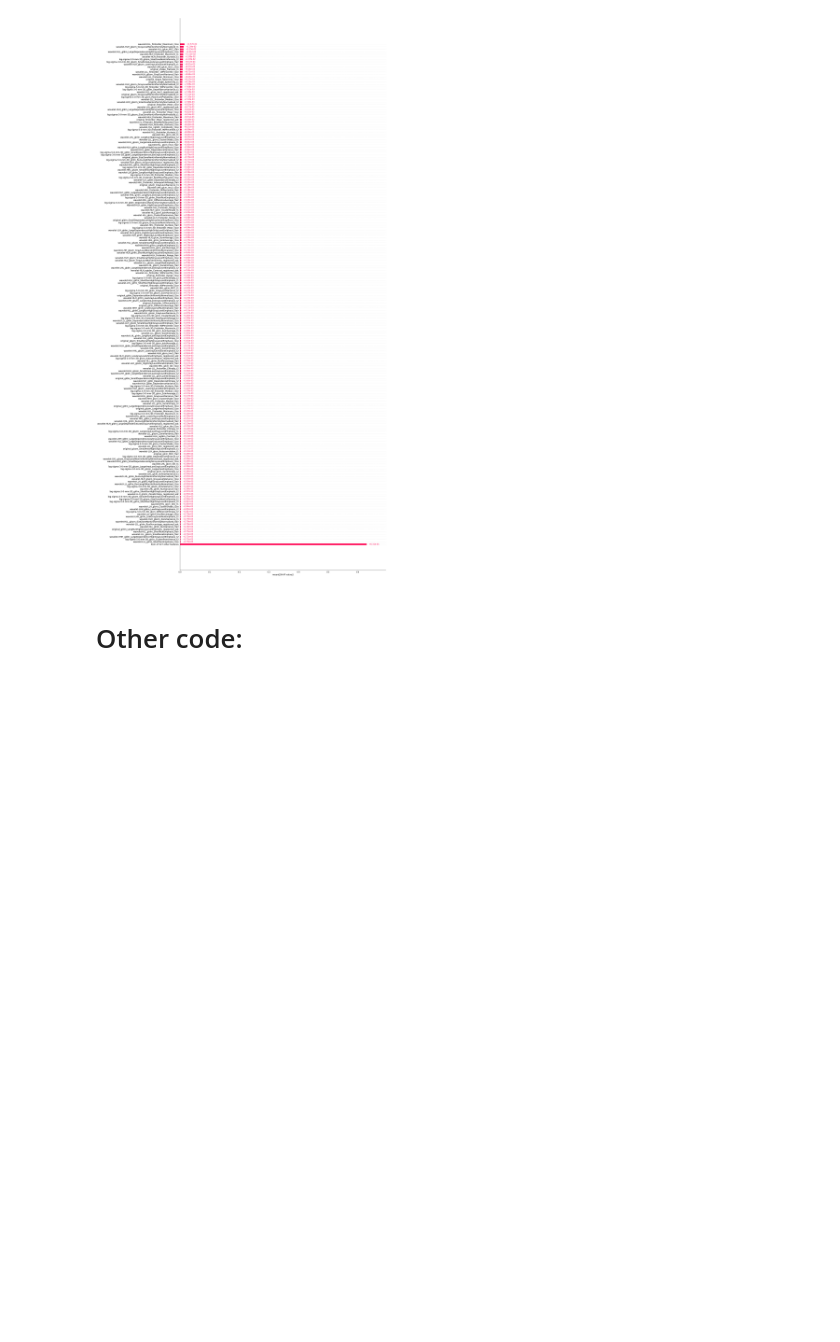
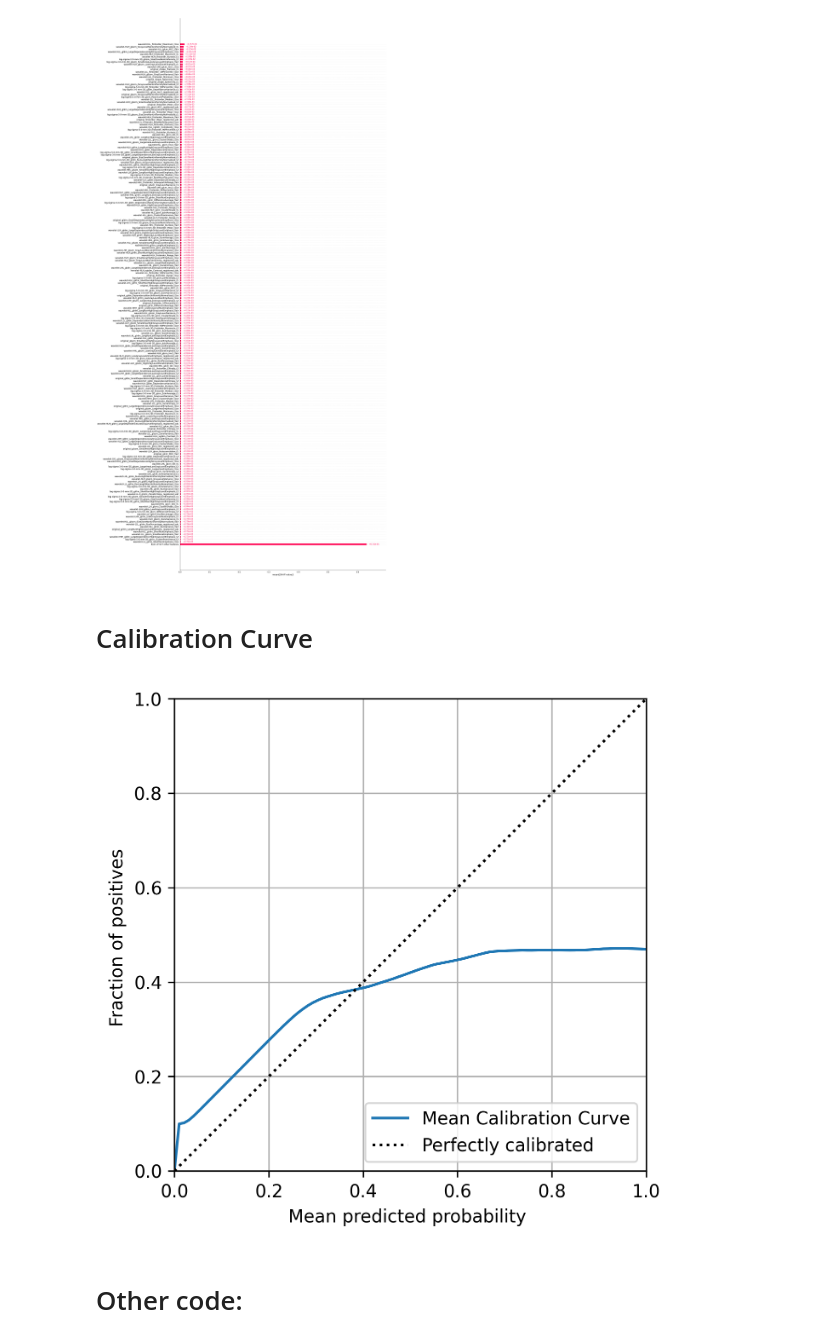
Before and after one commit to stephano41/radiomics_ai, a Jupyter notebook: notebooks/meningioma.ipynb, the cells around one changed output. Drawn from its saved outputs; the diff is of its cells as text; code cells hidden in the pictures; blank space fills up the shorter version.

```diff
--- a/notebooks/meningioma.ipynb
+++ b/notebooks/meningioma.ipynb
@@ -702,6 +742,61 @@ pl.show()
 # %% [output]
 [figure]
 [figure]
+# %% [markdown]
+# Calibration Curve
+# %%
+import pickle
+from sklearn.calibration import CalibrationDisplay, calibration_curve
+import matplotlib.pyplot as plt
+
+def plot_calibration_curve_with_ci(run_id, pos_label=1):
+    run = mlflow.get_run(run_id)
+    artifact_uri = run.info.artifact_uri
+    with open(f'{artifact_uri.removeprefix("file://")}/bootstrap_scores.pkl','rb') as f:
+        y_true_y_preds = [row[2] for row in pickle.load(f)]
+
+    # CalibrationDisplay.from_predictions(y_true_y_preds[0][0], y_true_y_preds[0][1])
+    # CalibrationDisplay.from_predictions(y_true_y_preds[1][0], y_true_y_preds[1][1], ax=disp.ax_)
+
+    # for i in range(len(y_true_y_preds)):
+    #     prob_true, prob_pred = calibration_curve(y_true_y_preds[i][0], y_true_y_preds[i][1])
+    #     ax.plot(prob_pred, prob_true)
+
+    mean_prob_pred = np.linspace(0,1,100)
+    mean_prob_true = np.zeros_like(mean_prob_pred)
+
+    interp_prob_true_list = []
+    for i in range(len(y_true_y_preds)):
+        prob_true, prob_pred = calibration_curve(y_true_y_preds[i][0], y_true_y_preds[i][1])
+        interp_prob_true = np.interp(mean_prob_pred, prob_pred, prob_true)
+        interp_prob_true[0] = 0.0
+        mean_prob_true += interp_prob_true
+        interp_prob_true_list.append(interp_prob_true)
+        # prob_true_upper.append(interp_prob_true + 2 *)
+    interp_prob_true_list = np.array(interp_prob_true_list)
+
+    mean_prob_true /= len(y_true_y_preds)
+
+    fig, ax = plt.subplots(dpi=300)
+
+    ax.plot(mean_prob_pred, mean_prob_true, label='Mean Calibration Curve')
+    ax.axis('scaled')
+
+    plt.xlim([0.0, 1.0])
+    plt.ylim([0.0, 1.0])
+    ax.plot([0,1],[0,1], "k:", label='Perfectly calibrated')
+    ax.legend(loc="lower right")
+    ax.set(xlabel=f"Mean predicted probability {pos_label}",
+           ylabel=f"Fraction of positives {pos_label}")
+    plt.grid(True)
+    plt.show()
+
+
+
+
+plot_calibration_curve_with_ci(model2_run_id, pos_label="")
+# %% [output]
+[figure, added]
 # %% [markdown]
 # Other code:
 # %%
```
Also changed, not shown: parts of 3 cells of this notebook.
